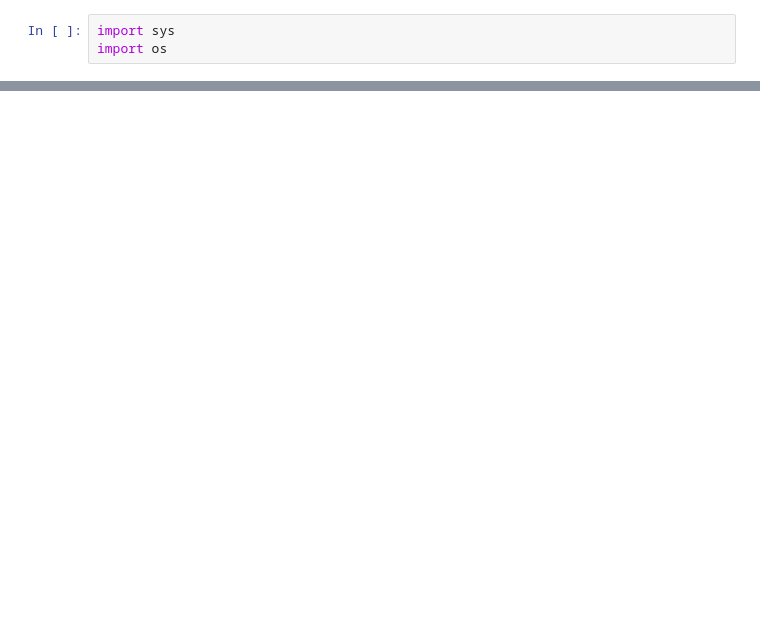
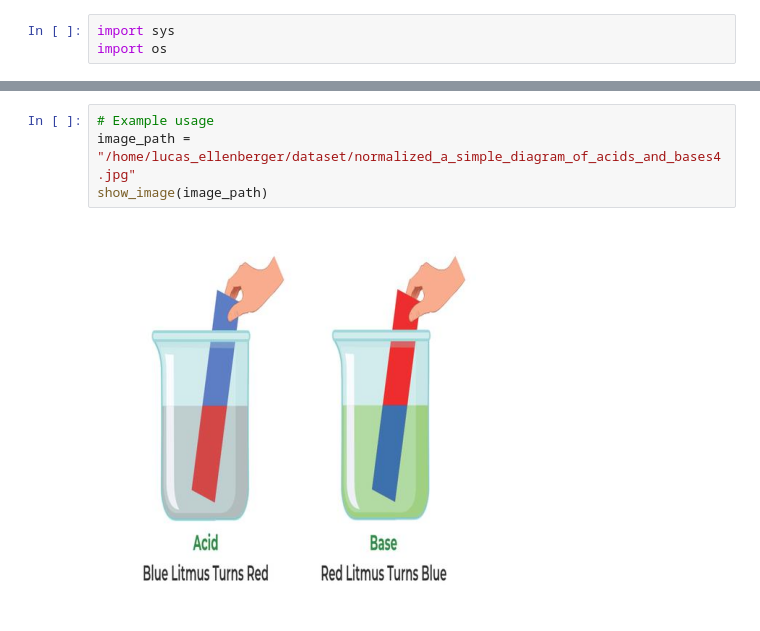
Before and after one commit to Lucas-Ellenberger/Stable-Diffusion-Image-Gen, a Jupyter notebook: stage.ipynb, the cells around one changed output, grey strips where cells are left out. Saved outputs shown, nothing was run; the diff lists cells and outputs as text; blank space fills up the shorter version.

```diff
--- a/stage.ipynb
+++ b/stage.ipynb
@@ -36,0 +257,6 @@ Requirement already satisfied: six>=1.5 in /usr/local/lib/python3.10/dist-packag
+# %%
+# Example usage
+image_path = "/home/lucas_ellenberger/dataset/normalized_a_simple_diagram_of_acids_and_bases4.jpg"
+show_image(image_path)
+# %% [output]
+[figure, added]
```
Also changed, not shown: parts of 24 cells of this notebook.
